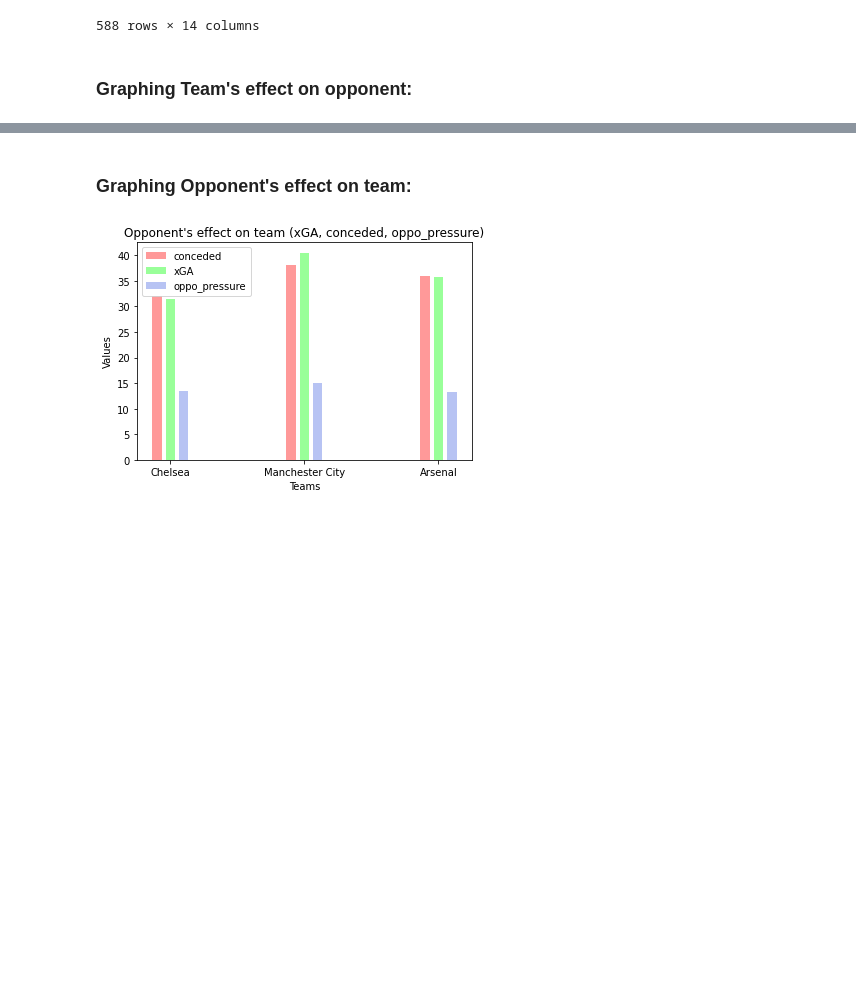
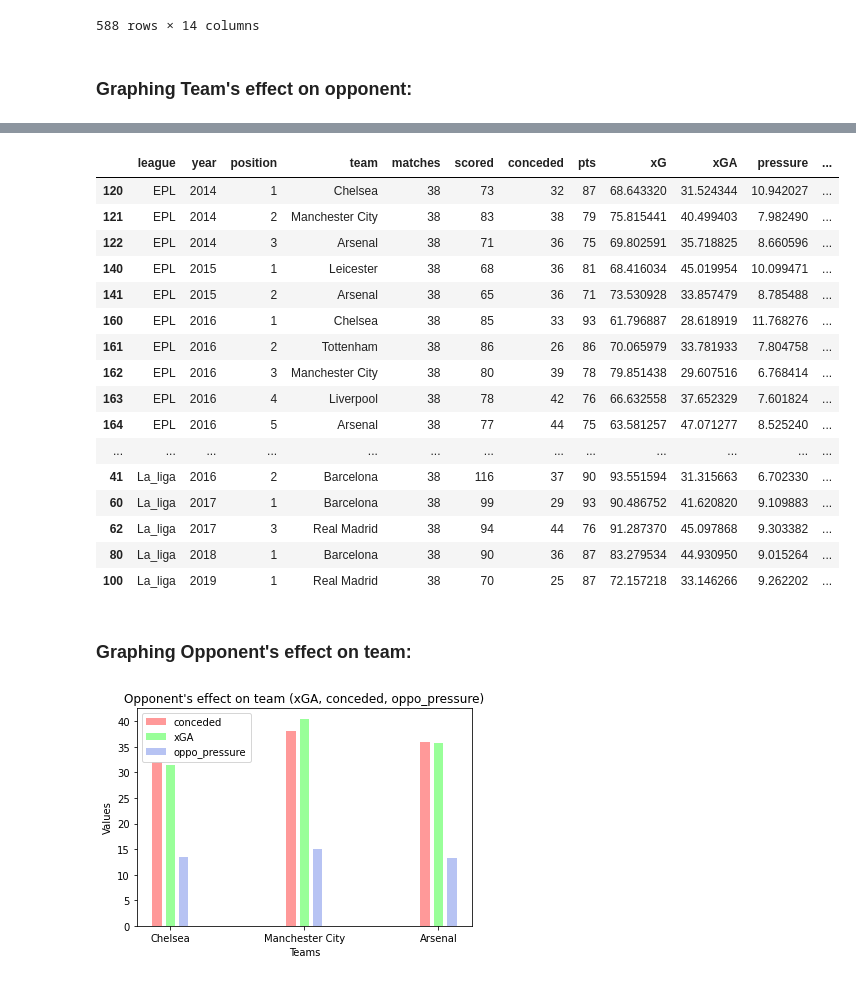
Before and after one commit to data301-2021-summer2/football-metrics-analysis, a Jupyter notebook: analysis/Final_Unified_Analysis.ipynb, the cells around one changed output, grey strips where cells are left out. Drawn from its saved outputs; the diff is of its cells as text; code cells hidden in the pictures; blank space fills up the shorter version.

Commit message:
exporting processed data

```diff
--- a/analysis/Final_Unified_Analysis.ipynb
+++ b/analysis/Final_Unified_Analysis.ipynb
@@ -218,7 +221,8 @@ df.to_csv (r'../data/processed/processed_df.csv', index = False, header=True)
 colors = ['#ff9999','#99ff99', '#B7C3F3', '#DD7596']
 
 #extracts data of teams that have higher xG than the winning team in EPL 2014
-df1= pf.filter_data_set('EPL',2014,1,path)
+df1= pf.filter_data_set('EPL',2014,path)
+df1.to_csv (r'../data/processed/processed_df_EPL_2014.csv', index = False, header=True)
 display(df1)
 #plots the graph for team's effect on opponent
 fig, ax = plt.subplots()
@@ -226,25 +230,27 @@ pf.bar_plot(ax, df1, total_width=0.3, single_width=0.7, chart_value=1,colors=col
 plt.show()
 
 #extracts data of teams that have higher xG than the winning team in Serie A 2014
-df1= pf.filter_data_set('Serie_A',2014,1, path)
-display(df1)
+df2= pf.filter_data_set('Serie_A',2014, path)
+display(df2)
 #plots the graph for team's effect on opponent
 fig, ax = plt.subplots()
-pf.bar_plot(ax, df1, total_width=0.3, single_width=0.7, chart_value=1,colors=colors)
+pf.bar_plot(ax, df2, total_width=0.3, single_width=0.7, chart_value=1,colors=colors)
 plt.show()
 
 #extracts data of teams that have higher xG than the winning team in Ligue 1 2016
-df1= pf.filter_data_set('Ligue_1',2016, path)
+df3= pf.filter_data_set('Ligue_1',2016, path)
+display(df3)
 #plots the graph for team's effect on opponent
 fig, ax = plt.subplots()
-pf.bar_plot(ax, df1, total_width=0.3, single_width=0.7, chart_value=1,colors=colors)
+pf.bar_plot(ax, df3, total_width=0.3, single_width=0.7, chart_value=1,colors=colors)
 plt.show()
 
 #extracts data of teams that have higher xG than the winning team in La liga 2017
-df1= pf.filter_data_set('La_liga',2017, path)
+df4= pf.filter_data_set('La_liga',2017, path)
+display(df4)
 #plots the graph for team's effect on opponent
 fig, ax = plt.subplots()
-pf.bar_plot(ax, df1, total_width=0.3, single_width=0.7, chart_value=1,colors=colors)
+pf.bar_plot(ax, df4, total_width=0.3, single_width=0.7, chart_value=1,colors=colors)
 plt.show()
 # %% [output]
 |  | league | year | position | team | matches | scored | conceded | pts | xG | xGA | pressure | ... |
@@ -269,3 +287,42 @@ plt.show()
+# %%
+def all_cases():
+
+    leagues=['EPL','Serie_A','Ligue_1','La_liga']
+    df1=[]
+    k=0
+
+    for l in leagues:
+        for i in range(2014,2020):
+            df=df1
+            if(k == 0):
+                df1= pf.filter_data_set(l,i,path)
+                k=k+1
+            else:
+                df1= pf.filter_data_set(l,i,path)
+                df1=pd.concat([df,df1])
+
+    display(df1)
+    df1.to_csv (r'../data/processed/processed_all_cases.csv', index = False, header=True)
+
+all_cases()
+# %% [output]
+|  | league | year | position | team | matches | scored | conceded | pts | xG | xGA | pressure | ... |
+| 120 | EPL | 2014 | 1 | Chelsea | 38 | 73 | 32 | 87 | 68.643320 | 31.524344 | 10.942027 | ... |
+| 121 | EPL | 2014 | 2 | Manchester City | 38 | 83 | 38 | 79 | 75.815441 | 40.499403 | 7.982490 | ... |
+| 122 | EPL | 2014 | 3 | Arsenal | 38 | 71 | 36 | 75 | 69.802591 | 35.718825 | 8.660596 | ... |
+| 140 | EPL | 2015 | 1 | Leicester | 38 | 68 | 36 | 81 | 68.416034 | 45.019954 | 10.099471 | ... |
+| 141 | EPL | 2015 | 2 | Arsenal | 38 | 65 | 36 | 71 | 73.530928 | 33.857479 | 8.785488 | ... |
+| 160 | EPL | 2016 | 1 | Chelsea | 38 | 85 | 33 | 93 | 61.796887 | 28.618919 | 11.768276 | ... |
+| 161 | EPL | 2016 | 2 | Tottenham | 38 | 86 | 26 | 86 | 70.065979 | 33.781933 | 7.804758 | ... |
+| 162 | EPL | 2016 | 3 | Manchester City | 38 | 80 | 39 | 78 | 79.851438 | 29.607516 | 6.768414 | ... |
+| 163 | EPL | 2016 | 4 | Liverpool | 38 | 78 | 42 | 76 | 66.632558 | 37.652329 | 7.601824 | ... |
+| 164 | EPL | 2016 | 5 | Arsenal | 38 | 77 | 44 | 75 | 63.581257 | 47.071277 | 8.525240 | ... |
+| ... | ... | ... | ... | ... | ... | ... | ... | ... | ... | ... | ... | ... |
+| 41 | La_liga | 2016 | 2 | Barcelona | 38 | 116 | 37 | 90 | 93.551594 | 31.315663 | 6.702330 | ... |
+| 60 | La_liga | 2017 | 1 | Barcelona | 38 | 99 | 29 | 93 | 90.486752 | 41.620820 | 9.109883 | ... |
+| 62 | La_liga | 2017 | 3 | Real Madrid | 38 | 94 | 44 | 76 | 91.287370 | 45.097868 | 9.303382 | ... |
+| 80 | La_liga | 2018 | 1 | Barcelona | 38 | 90 | 36 | 87 | 83.279534 | 44.930950 | 9.015264 | ... |
+| 100 | La_liga | 2019 | 1 | Real Madrid | 38 | 70 | 25 | 87 | 72.157218 | 33.146266 | 9.262202 | ... |
 # %% [markdown]
 ### Graphing Opponent's effect on team:
 # %%
```
Also changed, not shown: parts of 2 cells of this notebook, 3 other files.
